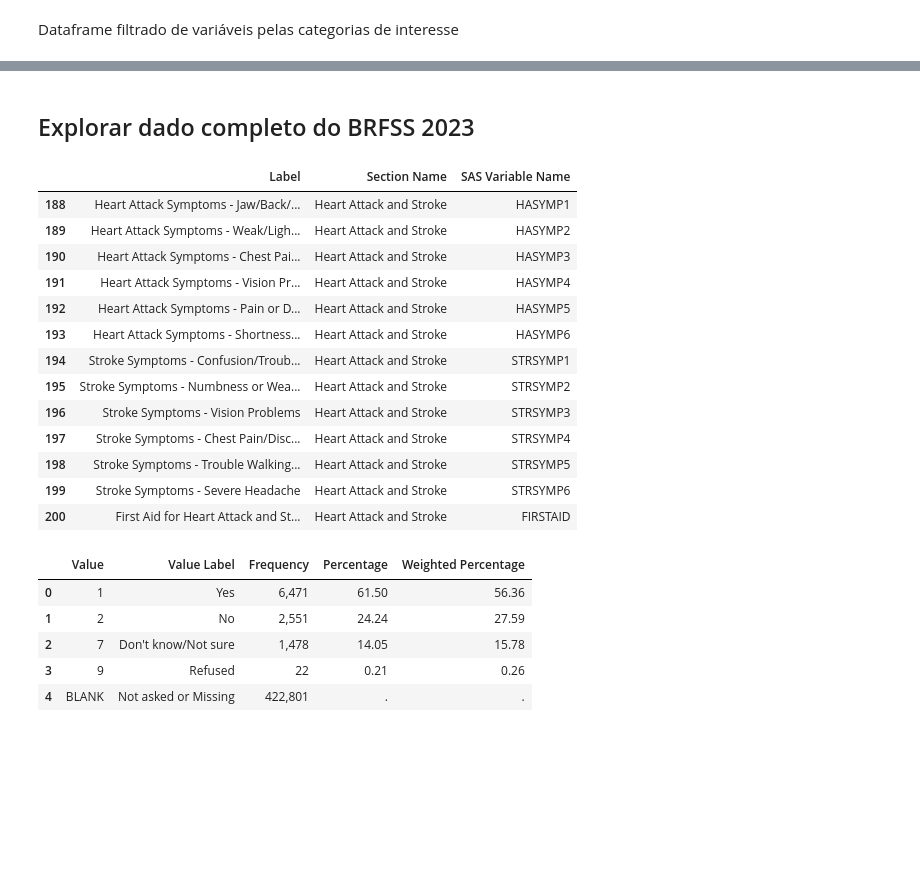
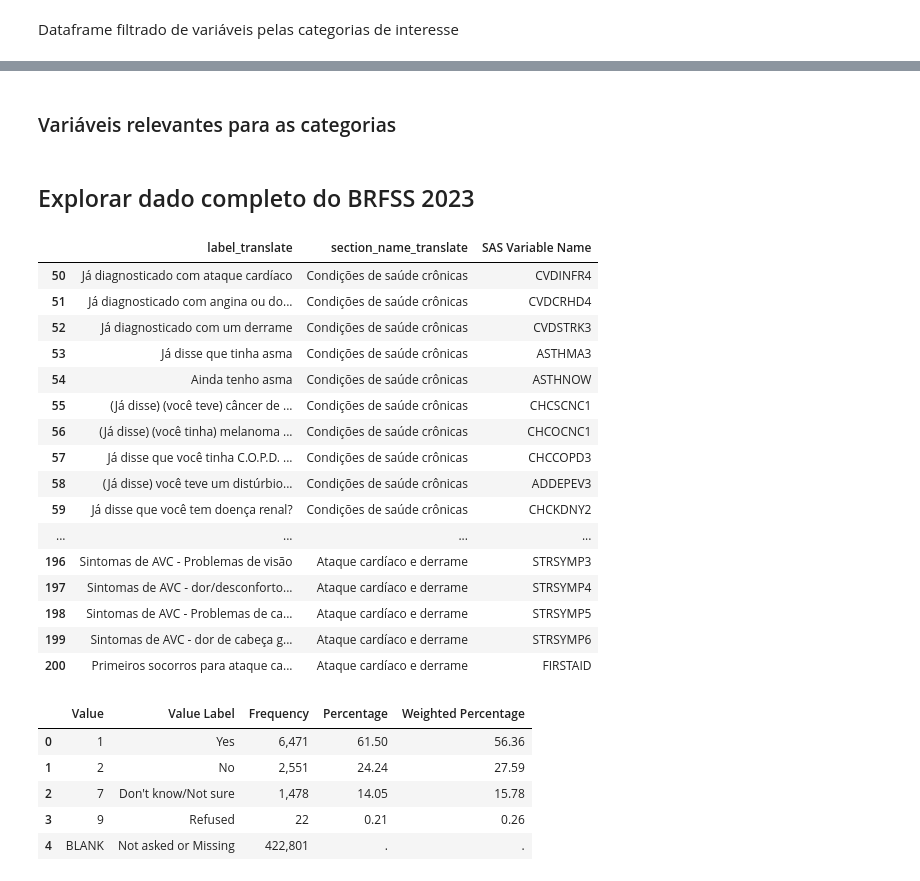
Before and after one commit to EdCarlos-dev/riskPredictionDeseases, a Jupyter notebook: dev/notebooks/dataTreatment_400_k_samples.ipynb, the cells around one changed output, grey strips where cells are left out. Saved outputs shown, nothing was run; the diff lists cells and outputs as text; code cells hidden in the pictures; blank space fills up the shorter version.

Commit message:
:ok_hand: columns selected to analiz

```diff
--- a/dev/notebooks/dataTreatment_400_k_samples.ipynb
+++ b/dev/notebooks/dataTreatment_400_k_samples.ipynb
@@ -598,3 +613,5 @@ fig.show()
+# %%
+df_vars_2023_data = pd.read_csv(f"{notebook_dir_project_predict}data{os.sep}intermediate{os.sep}2023{os.sep}brfss_2023_variaveis_translated.csv")
 # %%
 df_vars_2023_data
 # %% [output]
@@ -620,3 +633,9 @@ len(list(df_vars_2023_data['Section Name'].unique()))
+# %%
+list_df_vars_2023_data = list(df_vars_2023_data['Section Name'].unique())
+# Salvar a lista em um arquivo de texto
+with open(f'{notebook_dir_project_predict}data{os.sep}intermediate{os.sep}2023{os.sep}brfss_2023_variaveis_list_section_name.txt', 'w') as f:
+    for item in list_df_vars_2023_data:
+        f.write(f"{item}\n")
 # %%
 # usaremos as categorias para filtrar as variáveis desejadas
 # são 58 categorias , com um valor entre 70 ou 1 variável,um total de 350 variáveis
@@ -682,0 +704,12 @@ section_name_unique = [
+# %%
+# categorias das variáveis
+# Exibir as categorias únicas da coluna 'Section Name'
+
+Section_counts = df_vars_2023_data['section_name_translate'].value_counts()
+
+with open(f'{notebook_dir_project_predict}data{os.sep}intermediate{os.sep}2023{os.sep}brfss_2023_variaveis_count_section_name.txt', 'w') as f:
+    Section_counts.to_string(f)
+
+# Contar as ocorrências de cada seção
+data_sect = Section_counts.reset_index()
+data_sect.columns = ['section_name_translate', 'count']  # renomeando colunas
@@ -775,9 +824,12 @@ Dataframe filtrado de variáveis pelas categorias de interesse
 # SUB DATAFRAME DE df_vars_2023_data ONDE O NOME DA VARIÁVEL É IGUAL A CATEGORIA DO DICIONÁRIO section_info_highly_relevant
 # Criar um novo DataFrame filtrando as linhas onde 'Section Name' está na lista de chaves
 df_vars_2023_highly_relevant = df_vars_2023_data[df_vars_2023_data['Section Name'].isin(section_info_highly_relevant_keys)]
-# Exibir o novo DataFrame
+# Salvar o novo DataFrame
 
-Section_counts_relevant = df_vars_2023_highly_relevant['Section Name'].value_counts()
+# df_vars_2023_highly_relevant.to_csv(f"{notebook_dir_project_predict}data{os.sep}intermediate{os.sep}2023{os.sep}brfss_2023_variaveis_highly_relevant.csv", index=False)
+
+
+Section_counts_relevant = df_vars_2023_highly_relevant['section_name_translate'].value_counts()
 
 with open(f'{notebook_dir_project_predict}data{os.sep}intermediate{os.sep}2023{os.sep}brfss_2023_variaveis_count_section_name_relevants.txt', 'w') as f:
     Section_counts_relevant.to_string(f)
@@ -821,0 +854,2 @@ Name: count, Length: 82, dtype: int64
+# %% [markdown]
+### Variáveis relevantes para as categorias
@@ -827,37 +881,40 @@ df_brfss_2023_csv = pd.read_csv(f'{notebook_dir_project_predict}data{os.sep}inte
 # %%
 # filtrar dataframe acima , onde as variáveis da categoria (Section Name) 'Heart Attack and Stroke' não são missing data
 
 section_names_interest_list = [
     'Heart Attack and Stroke',
-    # 'Chronic Health Conditions',
+    'Chronic Health Conditions',
     # 'Demographics',
     # 'Health Status',
     # 'Hypertension Awareness',
     # 'Cholesterol Awareness',
     # 'Tobacco Use',
     # 'Alcohol Consumption'
 
 ]
 
-df_brfss_2023_variaveis_to_filter_sec_name = pd.read_csv(f"{notebook_dir_project_predict}data{os.sep}intermediate{os.sep}2023{os.sep}brfss_2023_variaveis.csv")
+df_brfss_2023_variaveis_to_filter_sec_name = pd.read_csv(f"{notebook_dir_project_predict}data{os.sep}intermediate{os.sep}2023{os.sep}brfss_2023_variaveis_translated.csv")
 
 df_vars_2023_filtered_interest_vars = df_brfss_2023_variaveis_to_filter_sec_name[df_brfss_2023_variaveis_to_filter_sec_name['Section Name'].isin(section_names_interest_list)]
-df_vars_2023_filtered_interest_vars = df_vars_2023_filtered_interest_vars[['Label', 'Section Name', 'SAS Variable Name']]
+df_vars_2023_filtered_interest_vars = df_vars_2023_filtered_interest_vars[['label_translate', 'section_name_translate', 'SAS Variable Name']]
 df_vars_2023_filtered_interest_vars
 # %% [output]
-|  | Label | Section Name | SAS Variable Name |
-| 188 | Heart Attack Symptoms - Jaw/Back/... | Heart Attack and Stroke | HASYMP1 |
-| 189 | Heart Attack Symptoms - Weak/Ligh... | Heart Attack and Stroke | HASYMP2 |
-| 190 | Heart Attack Symptoms - Chest Pai... | Heart Attack and Stroke | HASYMP3 |
-| 191 | Heart Attack Symptoms - Vision Pr... | Heart Attack and Stroke | HASYMP4 |
-| 192 | Heart Attack Symptoms - Pain or D... | Heart Attack and Stroke | HASYMP5 |
-| 193 | Heart Attack Symptoms - Shortness... | Heart Attack and Stroke | HASYMP6 |
-| 194 | Stroke Symptoms - Confusion/Troub... | Heart Attack and Stroke | STRSYMP1 |
-| 195 | Stroke Symptoms - Numbness or Wea... | Heart Attack and Stroke | STRSYMP2 |
-| 196 | Stroke Symptoms - Vision Problems | Heart Attack and Stroke | STRSYMP3 |
-| 197 | Stroke Symptoms - Chest Pain/Disc... | Heart Attack and Stroke | STRSYMP4 |
-| 198 | Stroke Symptoms - Trouble Walking... | Heart Attack and Stroke | STRSYMP5 |
-| 199 | Stroke Symptoms - Severe Headache | Heart Attack and Stroke | STRSYMP6 |
-| 200 | First Aid for Heart Attack and St... | Heart Attack and Stroke | FIRSTAID |
+|  | label_translate | section_name_translate | SAS Variable Name |
+| 50 | Já diagnosticado com ataque cardíaco | Condições de saúde crônicas | CVDINFR4 |
+| 51 | Já diagnosticado com angina ou do... | Condições de saúde crônicas | CVDCRHD4 |
+| 52 | Já diagnosticado com um derrame | Condições de saúde crônicas | CVDSTRK3 |
+| 53 | Já disse que tinha asma | Condições de saúde crônicas | ASTHMA3 |
+| 54 | Ainda tenho asma | Condições de saúde crônicas | ASTHNOW |
+| 55 | (Já disse) (você teve) câncer de ... | Condições de saúde crônicas | CHCSCNC1 |
+| 56 | (Já disse) (você tinha) melanoma ... | Condições de saúde crônicas | CHCOCNC1 |
+| 57 | Já disse que você tinha C.O.P.D. ... | Condições de saúde crônicas | CHCCOPD3 |
+| 58 | (Já disse) você teve um distúrbio... | Condições de saúde crônicas | ADDEPEV3 |
+| 59 | Já disse que você tem doença renal? | Condições de saúde crônicas | CHCKDNY2 |
+| ... | ... | ... | ... |
+| 196 | Sintomas de AVC - Problemas de visão | Ataque cardíaco e derrame | STRSYMP3 |
+| 197 | Sintomas de AVC - dor/desconforto... | Ataque cardíaco e derrame | STRSYMP4 |
+| 198 | Sintomas de AVC - Problemas de ca... | Ataque cardíaco e derrame | STRSYMP5 |
+| 199 | Sintomas de AVC - dor de cabeça g... | Ataque cardíaco e derrame | STRSYMP6 |
+| 200 | Primeiros socorros para ataque ca... | Ataque cardíaco e derrame | FIRSTAID |
 # %%
 
```
Also changed, not shown: parts of 51 cells of this notebook.
